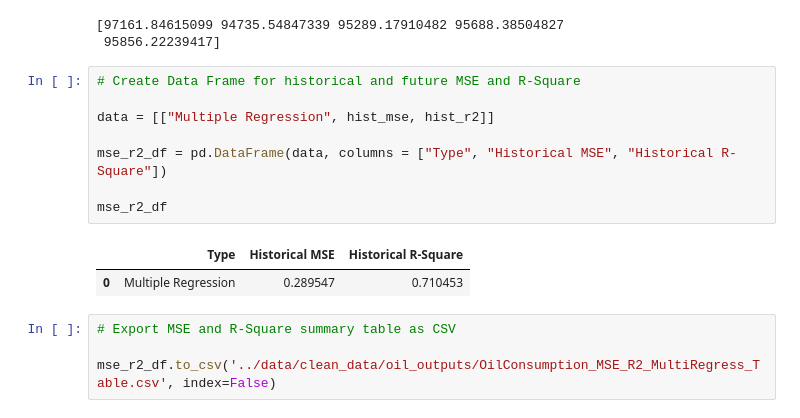
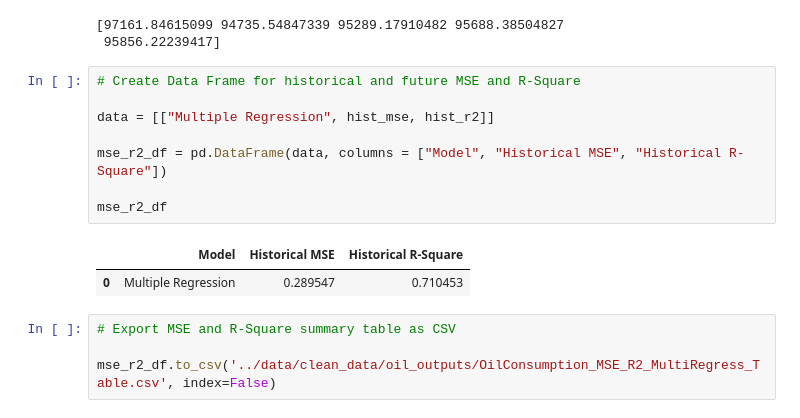
Before and after one commit to minerva-b/Final_Team_Project, a Jupyter notebook: Kmar/Oil_Consumption_Regres_ML.ipynb, the cells around one changed output. Cells and saved outputs as stored; diff of their text form.

```diff
--- a/Kmar/Oil_Consumption_Regres_ML.ipynb
+++ b/Kmar/Oil_Consumption_Regres_ML.ipynb
@@ -239,13 +239,13 @@ print(inv_future_predict)
 # %%
 # Create Data Frame for historical and future MSE and R-Square
 
 data = [["Multiple Regression", hist_mse, hist_r2]]
 
-mse_r2_df = pd.DataFrame(data, columns = ["Type", "Historical MSE", "Historical R-Square"])
+mse_r2_df = pd.DataFrame(data, columns = ["Model", "Historical MSE", "Historical R-Square"])
 
 mse_r2_df
 # %% [output]
-|  | Type | Historical MSE | Historical R-Square |
+|  | Model | Historical MSE | Historical R-Square |
 | 0 | Multiple Regression | 0.289547 | 0.710453 |
 # %%
 # Export MSE and R-Square summary table as CSV
```
